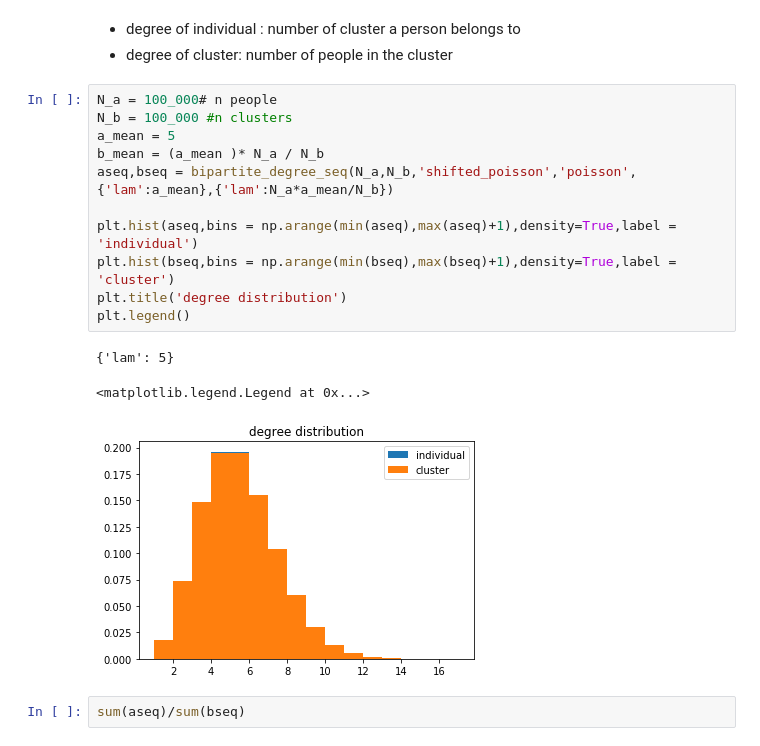
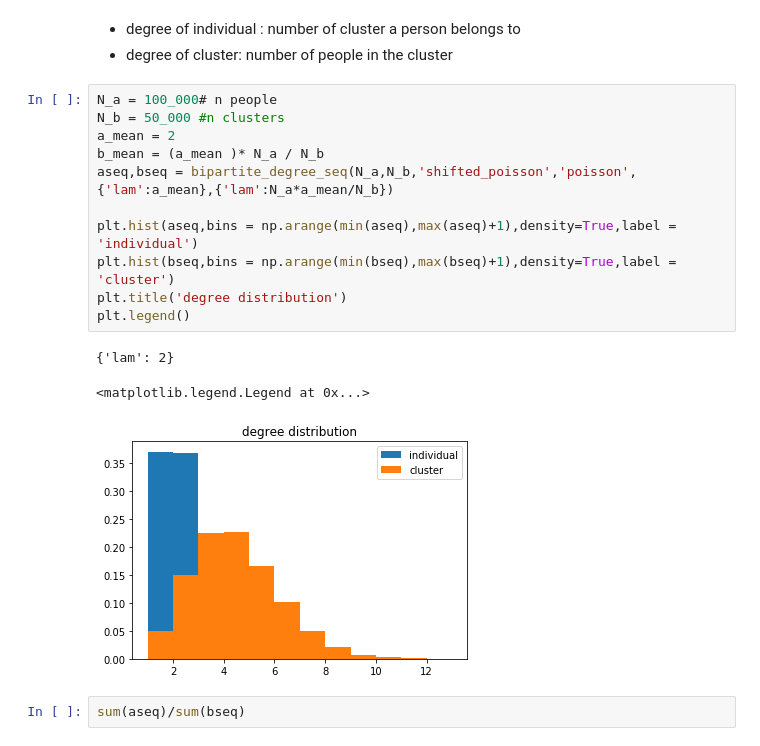
Before and after one commit to g-torr/percolation-clusters, a Jupyter notebook: macroscopic_percolation.ipynb, the cells around one changed output. Saved outputs shown, nothing was run; the diff lists cells and outputs as text.

```diff
--- a/macroscopic_percolation.ipynb
+++ b/macroscopic_percolation.ipynb
@@ -41,19 +19,19 @@ np.random.shifted_poisson = shifted_poisson
 - degree of cluster:  number of people in the cluster
 # %%
 N_a = 100_000# n people
-N_b = 100_000 #n clusters
-a_mean = 5
+N_b = 50_000 #n clusters
+a_mean = 2
 b_mean = (a_mean )* N_a / N_b
 aseq,bseq = bipartite_degree_seq(N_a,N_b,'shifted_poisson','poisson',{'lam':a_mean},{'lam':N_a*a_mean/N_b})
 
 plt.hist(aseq,bins = np.arange(min(aseq),max(aseq)+1),density=True,label = 'individual')
 plt.hist(bseq,bins = np.arange(min(bseq),max(bseq)+1),density=True,label = 'cluster')
 plt.title('degree distribution')
 plt.legend()
 # %% [output]
-{'lam': 5}
+{'lam': 2}
 <matplotlib.legend.Legend at 0x...>
-[figure, old version]
+[figure, new version]
 # %%
 sum(aseq)/sum(bseq)
 # %% [output]
```
Also changed, not shown: parts of 21 cells of this notebook, 8 other files.
